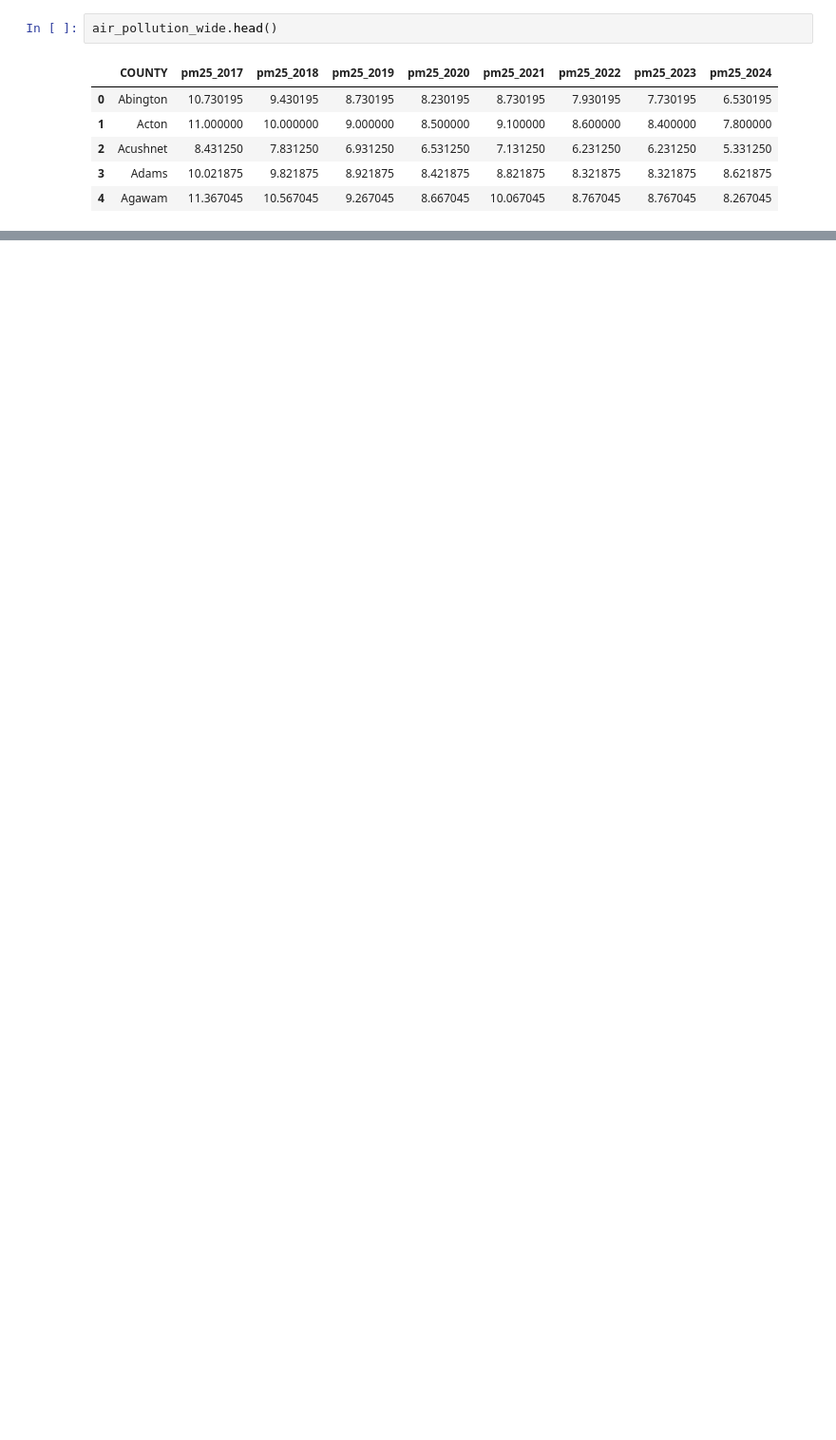
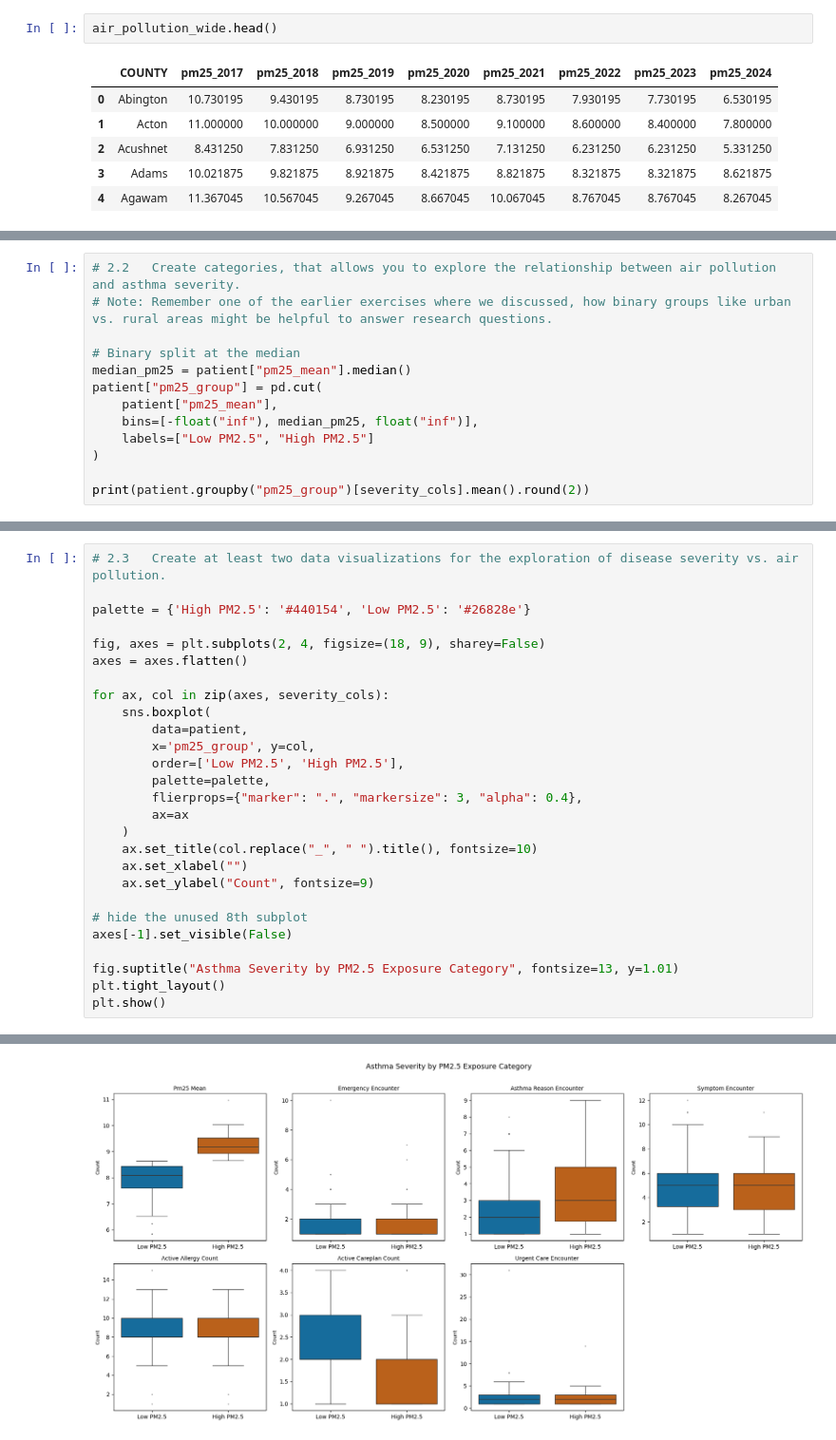
Before and after one commit to jdncpng/cri-fhir-asthma, a Jupyter notebook: 06_scratch.ipynb, the cells around one changed output, grey strips where cells are left out. Shown at 95% size. Saved outputs shown, nothing was run; the diff lists cells and outputs as text; blank space fills up the shorter version.

```diff
--- a/06_scratch.ipynb
+++ b/06_scratch.ipynb
@@ -106,0 +129,13 @@ merged.head()
+# %%
+# 2.2	Create categories, that allows you to explore the relationship between air pollution and asthma severity.
+# Note: Remember one of the earlier exercises where we discussed, how binary groups like urban vs. rural areas might be helpful to answer research questions.
+
+# Binary split at the median
+median_pm25 = patient["pm25_mean"].median()
+patient["pm25_group"] = pd.cut(
+    patient["pm25_mean"],
+    bins=[-float("inf"), median_pm25, float("inf")],
+    labels=["Low PM2.5", "High PM2.5"]
+)
+
+print(patient.groupby("pm25_group")[severity_cols].mean().round(2))
@@ -106,0 +154,28 @@ merged.head()
+# %%
+# 2.3	Create at least two data visualizations for the exploration of disease severity vs. air pollution.
+
+palette = {'High PM2.5': '#440154', 'Low PM2.5': '#26828e'}
+
+fig, axes = plt.subplots(2, 4, figsize=(18, 9), sharey=False)
+axes = axes.flatten()
+
+for ax, col in zip(axes, severity_cols):
+    sns.boxplot(
+        data=patient,
+        x='pm25_group', y=col,
+        order=['Low PM2.5', 'High PM2.5'],
+        palette=palette,
+        flierprops={"marker": ".", "markersize": 3, "alpha": 0.4},
+        ax=ax
+    )
+    ax.set_title(col.replace("_", " ").title(), fontsize=10)
+    ax.set_xlabel("")
+    ax.set_ylabel("Count", fontsize=9)
+
+# hide the unused 8th subplot
+axes[-1].set_visible(False)
+
+fig.suptitle("Asthma Severity by PM2.5 Exposure Category", fontsize=13, y=1.01)
+plt.tight_layout()
+plt.show()
+# %% [output]
@@ -106,0 +199 @@ merged.head()
+[figure, added]
```
Also changed, not shown: parts of 11 cells of this notebook, 3 other files.
